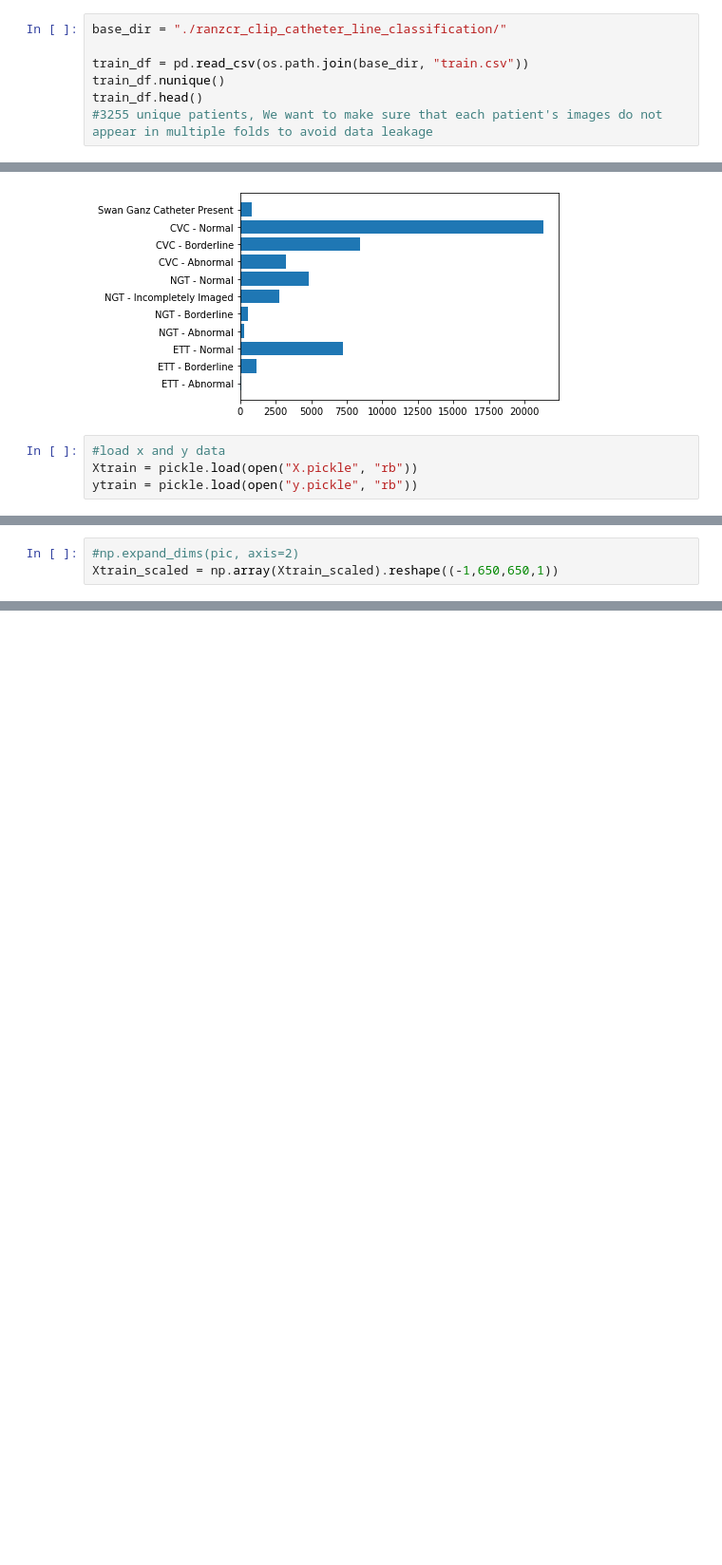
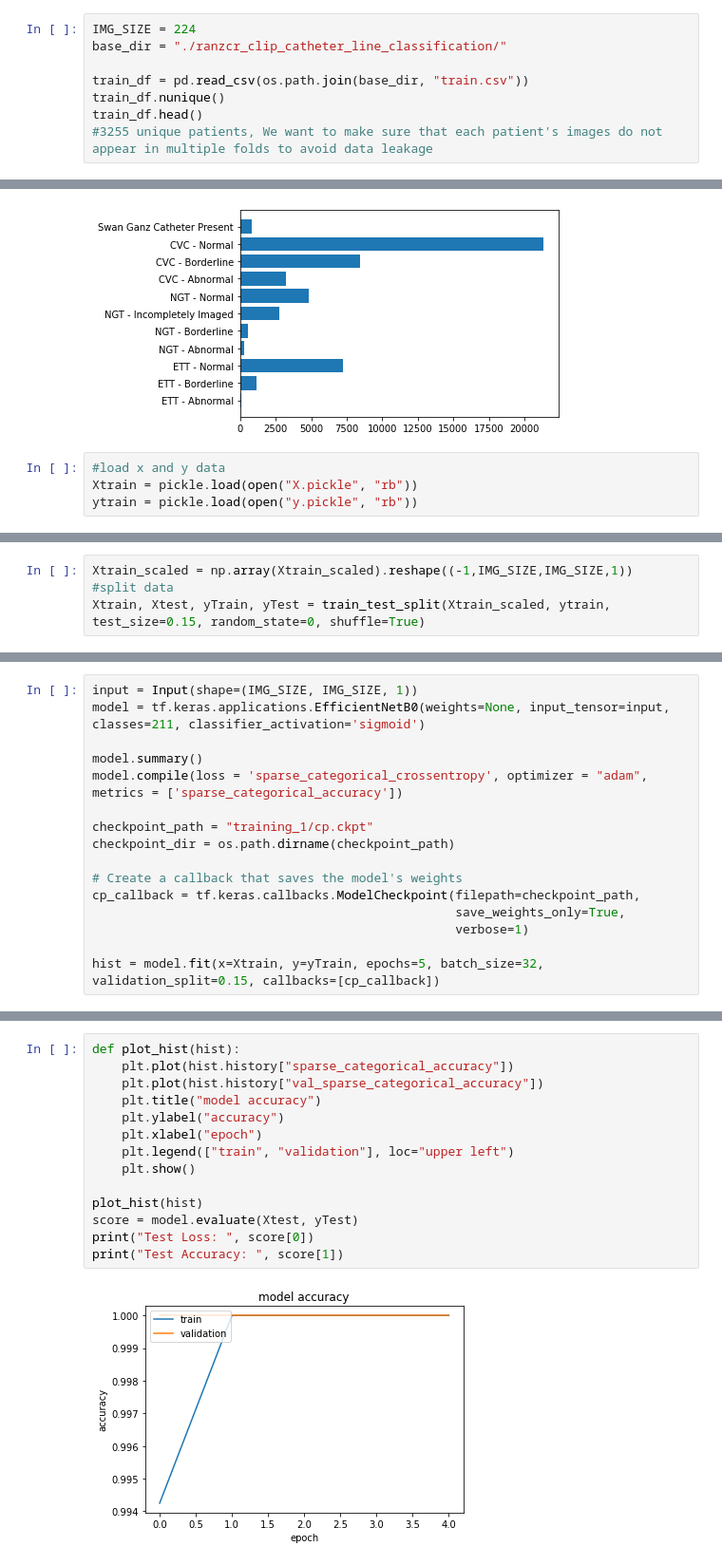
Before and after one commit to svecile/KaggleComp, a Jupyter notebook: Catheter.ipynb, the cells around one changed output, grey strips where cells are left out. Shown: that part at 95% size. Saved outputs shown, nothing was run; the diff lists cells and outputs as text; blank space fills up the shorter version.

```diff
--- a/Catheter.ipynb
+++ b/Catheter.ipynb
@@ -14,6 +16,7 @@ from tensorflow.python.framework.ops import disable_eager_execution
 disable_eager_execution()
 os.environ['TF_XLA_FLAGS'] = '--tf_xla_enable_xla_devices'
 # %%
+IMG_SIZE = 224
 base_dir = "./ranzcr_clip_catheter_line_classification/"
 
 train_df = pd.read_csv(os.path.join(base_dir, "train.csv"))
@@ -85,6 +87,7 @@ array([ 3.,  3., 75., ...,  1., 73.,  1.], dtype=float32)
-# %%
-#np.expand_dims(pic, axis=2)
-Xtrain_scaled = np.array(Xtrain_scaled).reshape((-1,650,650,1))
+# %%
+Xtrain_scaled = np.array(Xtrain_scaled).reshape((-1,IMG_SIZE,IMG_SIZE,1))
+#split data
+Xtrain, Xtest, yTrain, yTest = train_test_split(Xtrain_scaled, ytrain, test_size=0.15, random_state=0, shuffle=True)
 # %%
 print(np.array(Xtrain_scaled).shape)
 # %% [output]
@@ -143,0 +95,16 @@ y_binary = to_categorical(y_int)
+# %%
+input = Input(shape=(IMG_SIZE, IMG_SIZE, 1))
+model = tf.keras.applications.EfficientNetB0(weights=None, input_tensor=input, classes=211, classifier_activation='sigmoid')
+
+model.summary()
+model.compile(loss = 'sparse_categorical_crossentropy', optimizer = "adam", metrics = ['sparse_categorical_accuracy'])
+
+checkpoint_path = "training_1/cp.ckpt"
+checkpoint_dir = os.path.dirname(checkpoint_path)
+
+# Create a callback that saves the model's weights
+cp_callback = tf.keras.callbacks.ModelCheckpoint(filepath=checkpoint_path,
+                                                 save_weights_only=True,
+                                                 verbose=1)
+
+hist = model.fit(x=Xtrain, y=yTrain, epochs=5, batch_size=32, validation_split=0.15, callbacks=[cp_callback])
@@ -143,0 +130,16 @@ y_binary = to_categorical(y_int)
+# %%
+def plot_hist(hist):
+    plt.plot(hist.history["sparse_categorical_accuracy"])
+    plt.plot(hist.history["val_sparse_categorical_accuracy"])
+    plt.title("model accuracy")
+    plt.ylabel("accuracy")
+    plt.xlabel("epoch")
+    plt.legend(["train", "validation"], loc="upper left")
+    plt.show()
+
+plot_hist(hist)
+score = model.evaluate(Xtest, yTest)
+print("Test Loss: ", score[0])
+print("Test Accuracy: ", score[1])
+# %% [output]
+[figure, added]
```
Also changed, not shown: parts of 8 cells of this notebook, 5 other files.
